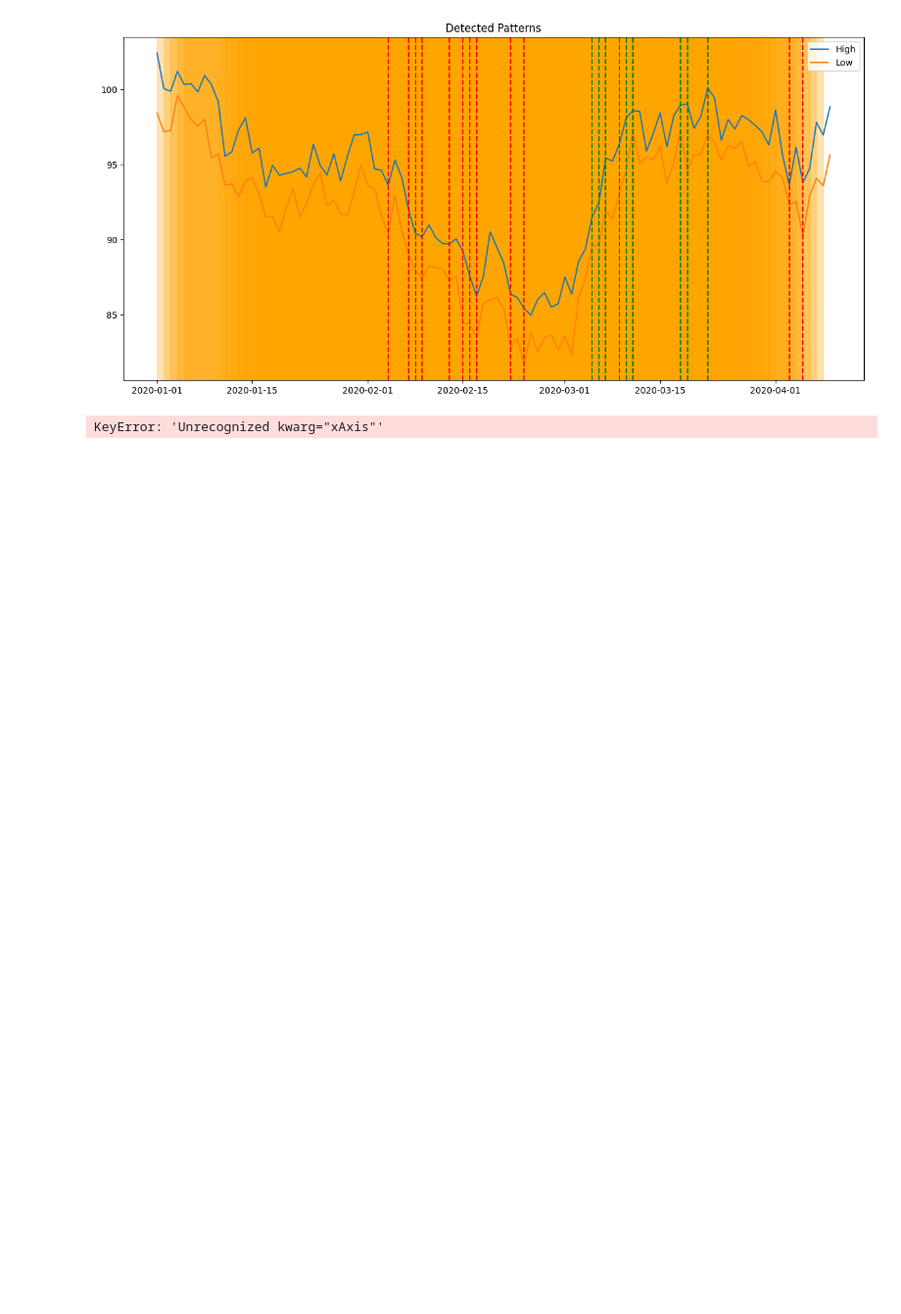
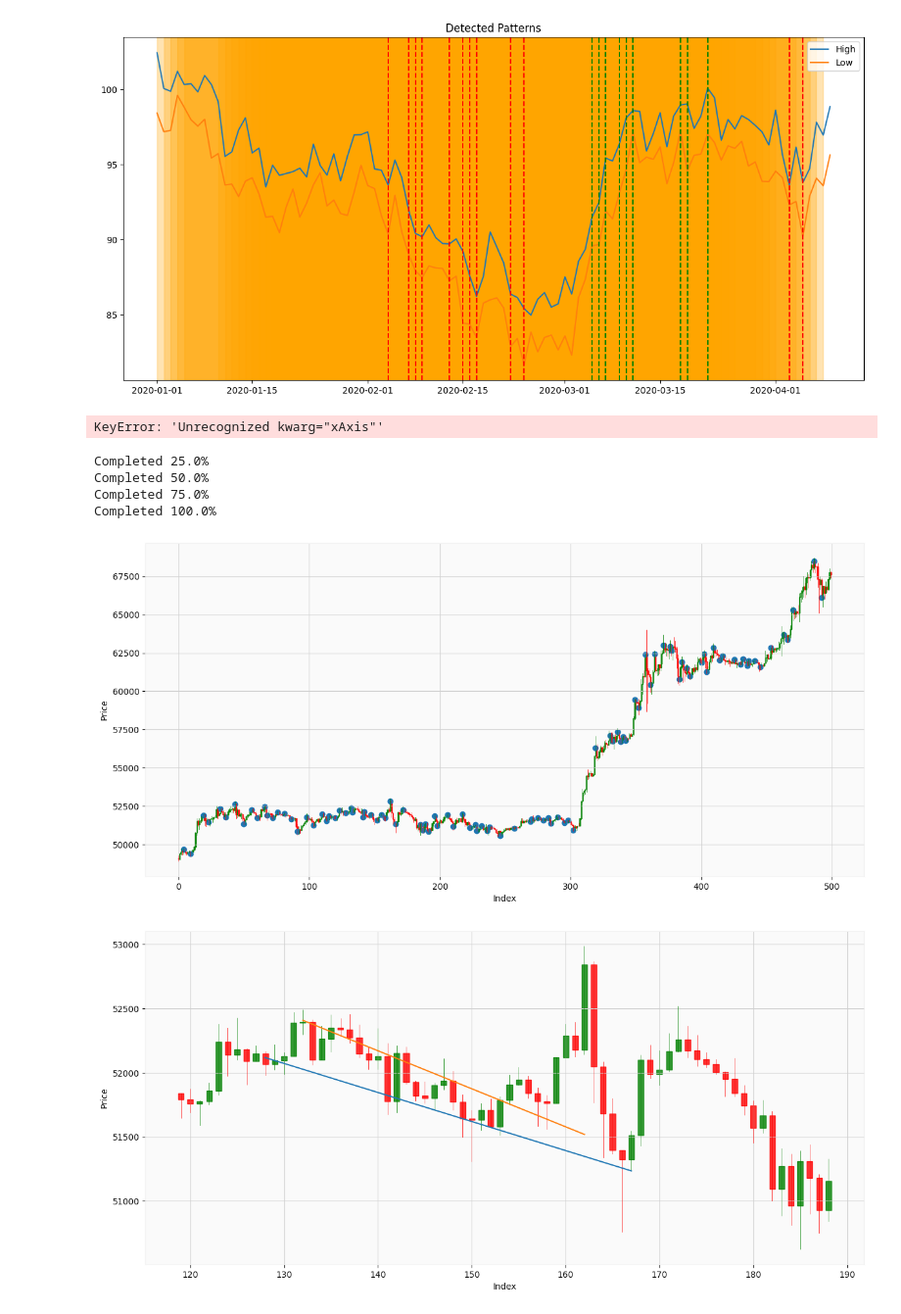
Before and after one commit to caolingyu/price-action-bot, a Jupyter notebook: test.ipynb, the cells around one changed output. Shown at 98% size. Saved outputs shown, nothing was run; the diff lists cells and outputs as text; code cells hidden in the pictures; blank space fills up the shorter version.

Commit message:
Add wedges

```diff
--- a/test.ipynb
+++ b/test.ipynb
@@ -240,0 +439,64 @@ KeyError: 'Unrecognized kwarg="xAxis"'
+# %%
+import ccxt
+
+# Connect to Binance using a proxy
+exchange = ccxt.binance({
+    'rateLimit': 1200,
+    'enableRateLimit': True,
+    'proxies': {
+        'http': 'http://127.0.0.1:7890',
+        'https': 'http://127.0.0.1:7890',
+    },
+})
+
+# Function to fetch historical data for a symbol
+def fetch_data(symbol, timeframe='1h', since=None, limit=500):
+    # Fetch the candlestick data from Binance
+    ohlcv = exchange.fetch_ohlcv(symbol, timeframe, since, limit)
+    # Create a DataFrame from the fetched data
+    df = pd.DataFrame(ohlcv, columns=['timestamp', 'Open', 'High', 'Low', 'Close', 'Volume'])
+    # Convert timestamp to datetime for better readability
+    df['timestamp'] = pd.to_datetime(df['timestamp'], unit='ms')
+    # Set the timestamp as the index
+    # df.set_index('timestamp', inplace=True)
+    return df
+
+dir_ = './'
+# dir_ = os.path.realpath('').split("research")[0]
+# file = os.path.join( dir_,'data','eurusd-4h.csv')
+# df = pd.read_csv(file)
+
+# # Remove all non-trading periods
+# df=df[df['Volume']!=0]
+# df.reset_index(drop=True, inplace=True)
+
+df = fetch_data('BTC/USDT')
+
+ohlc         = df.loc[:, ["Open", "High", "Low", "Close"] ]
+# ohlc["Date"] = pd.to_datetime(ohlc["Date"])
+ohlc['Date'] = ohlc.index
+ohlc["Date"] = ohlc["Date"].map(mpdates.date2num)
+
+ohlc["Pivot"] = 0
+
+# Get the minimas and maximas
+ohlc["Pivot"]    = ohlc.apply(lambda x: pivot_id(ohlc, x.name, 3, 3), axis=1)
+ohlc['PointPos'] = ohlc.apply(lambda x: pivot_point_position(x), axis=1) # Used for visualising the pivot points
+
+
+# Plot sample point positions
+point_position_plot(ohlc, 0, 500)
+
+# # Find all wedge pattern points
+back_candles = 30
+all_points   = find_wedge_points(ohlc, back_candles)
+
+# Plot the wedge pattern graphs
+save_plot(ohlc, all_points, back_candles)
+# %% [output]
+Completed 25.0%
+Completed 50.0%
+Completed 75.0%
+Completed 100.0%
+[figure, added]
+[figure, added]
```
Also changed, not shown: parts of 2 cells of this notebook, 1 other file.
